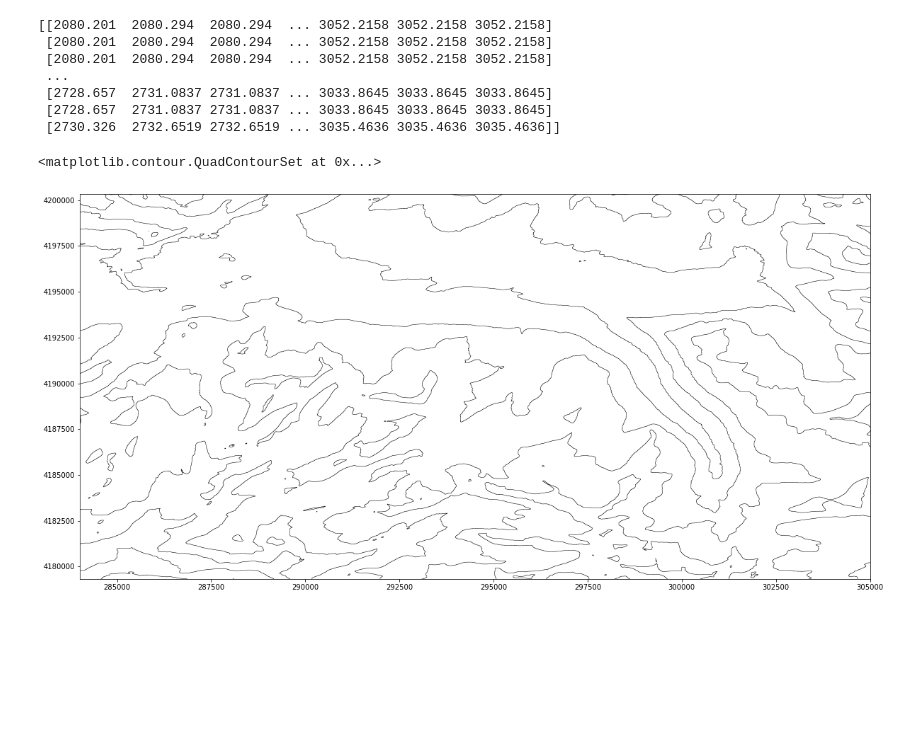
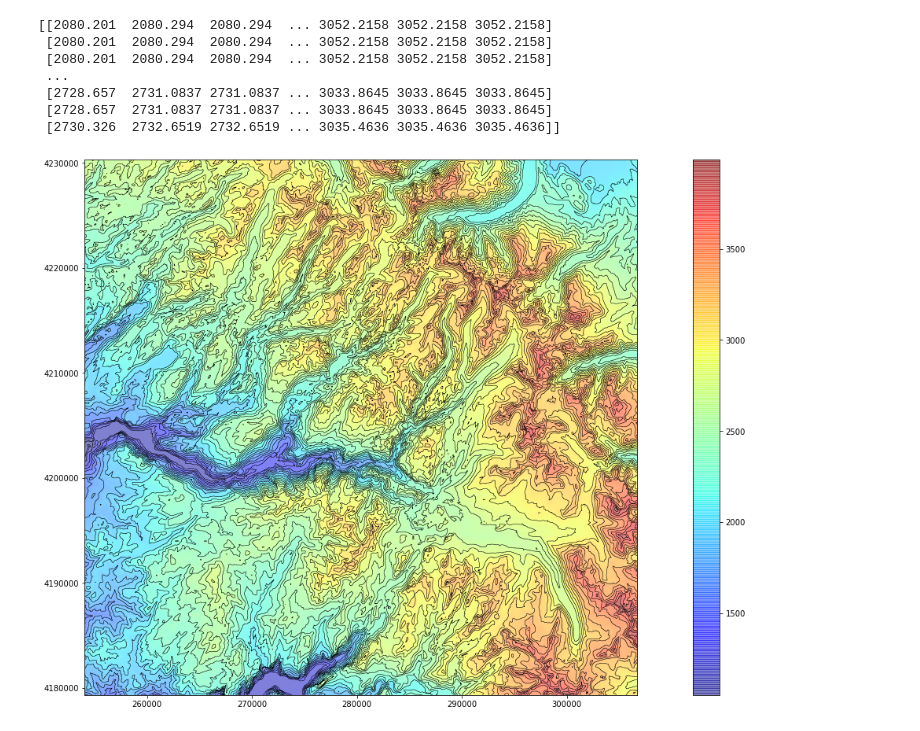
Before and after one commit to geohackweek/ghw2019_deepstac, a Jupyter notebook: notebooks/Billy/Manipulation with XArray.ipynb, the cells around one changed output. Cells and saved outputs as stored; diff of their text form; code cells hidden in the pictures; blank space fills up the shorter version.

```diff
--- a/notebooks/Billy/Manipulation with XArray.ipynb
+++ b/notebooks/Billy/Manipulation with XArray.ipynb
@@ -5,7 +5,7 @@ import matplotlib
 import matplotlib.pyplot as plt
 import random as rnd
 # %%
-ds = xr.open_dataset("topo.nc")
+ds = xr.open_dataset("../../../topo.nc")
 ds
 # %% [output]
 <xarray.Dataset>
@@ -105,3 +29,0 @@ Attributes:
-# %%
-dem = ds.dem
-dem
@@ -155,9 +39,10 @@ dem.isel(x=slice(0, 500), y=slice(0,500)).plot(alpha=0.1)
 # generate and plot contour map of DEM
 # plot 2015 and 2017 data in separate subplots (and/or subtract to find anomaly difference), overlaying contour map
 # %%
-fig, ax = plt.subplots(figsize=(20,10))
+fig, ax = plt.subplots()
+levels = np.arange(0, 4000, 100)
 
-contours = ax.contour(dem.x.isel(x=slice(10000,14000)), dem.y.isel(y=slice(10000,14000)), dem.isel(x=slice(10000,14000), y=slice(10000,14000)), colors='k')
+contours = ax.contour(dem.x.isel(x=slice(10000,14000)), dem.y.isel(y=slice(10000,14000)), dem.isel(x=slice(10000,14000), y=slice(10000,14000)), levels=levels, colors='k')
 
 ax.clabel(contours, fmt='%1.0f')
 # %% [output]
@@ -180,13 +65,17 @@ print(dem.isel(x=slice(10000, 14000), y=slice(10000,14000)).values)
 # %%
 # superimposing two data layers
 plt.figure(figsize=(20,10))
 
-x = dem.x.isel(x=slice(10000,17000))
-y = dem.y.isel(y=slice(10000,17000))
-z = dem.isel(x=slice(10000,17000), y=slice(10000,17000))
+#x = dem.x.isel(x=slice(10000,17000))
+#y = dem.y.isel(y=slice(10000,17000))
+#z = dem.isel(x=slice(10000,17000), y=slice(10000,17000))
 
-contours = plt.contour(x, y, z, colors='k', linewidths=0.5)
-contours
+contours = plt.contour(dem.x, dem.y, dem, colors='k', levels=levels, linewidths=0.5)
+plt.imshow(dem, extent=[np.min(dem.x), np.max(dem.x), np.min(dem.y), np.max(dem.y)], alpha=0.5, cmap='jet')
+
+plt.colorbar()
+plt.tight_layout()
+plt.savefig('./figures/dem_contour_100.png')
+#plt.clabel(contours, fmt='%1.0f')
 # %% [output]
-<matplotlib.contour.QuadContourSet at 0x...>
-[figure, old version]
+[figure, new version]
```
Also changed, not shown: parts of 15 cells of this notebook, 1 other file.
